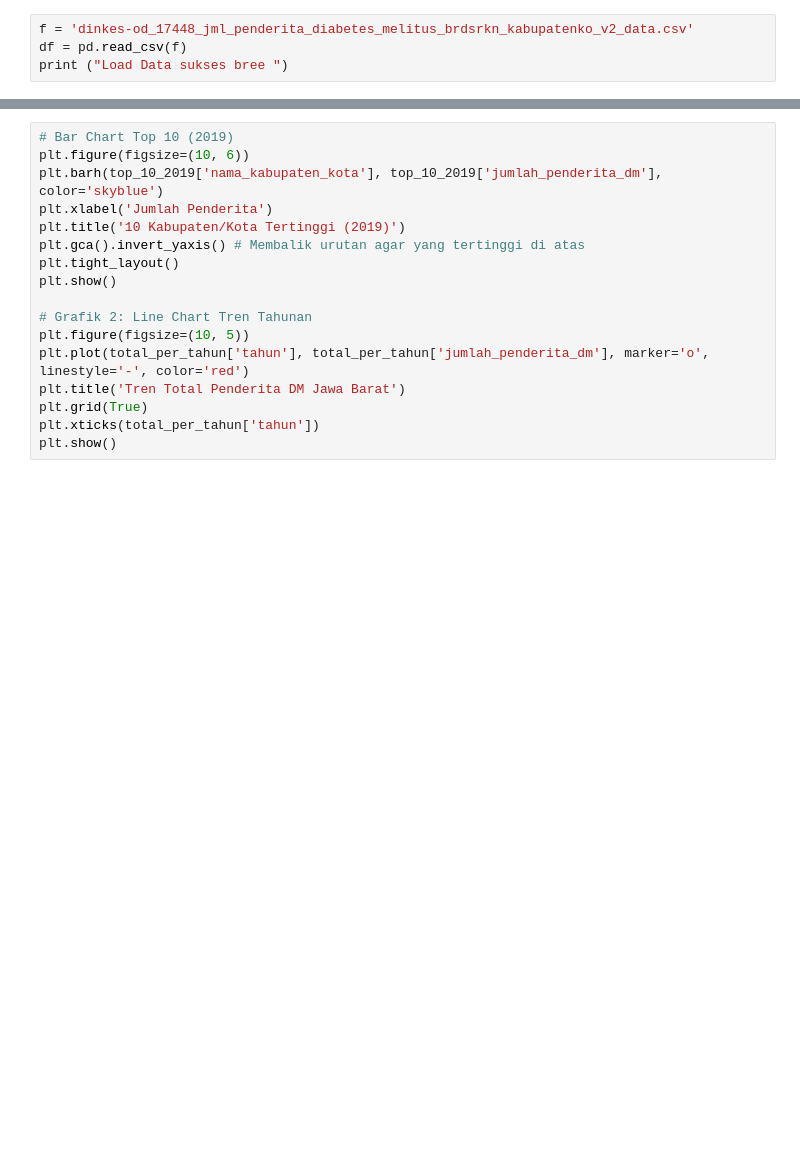
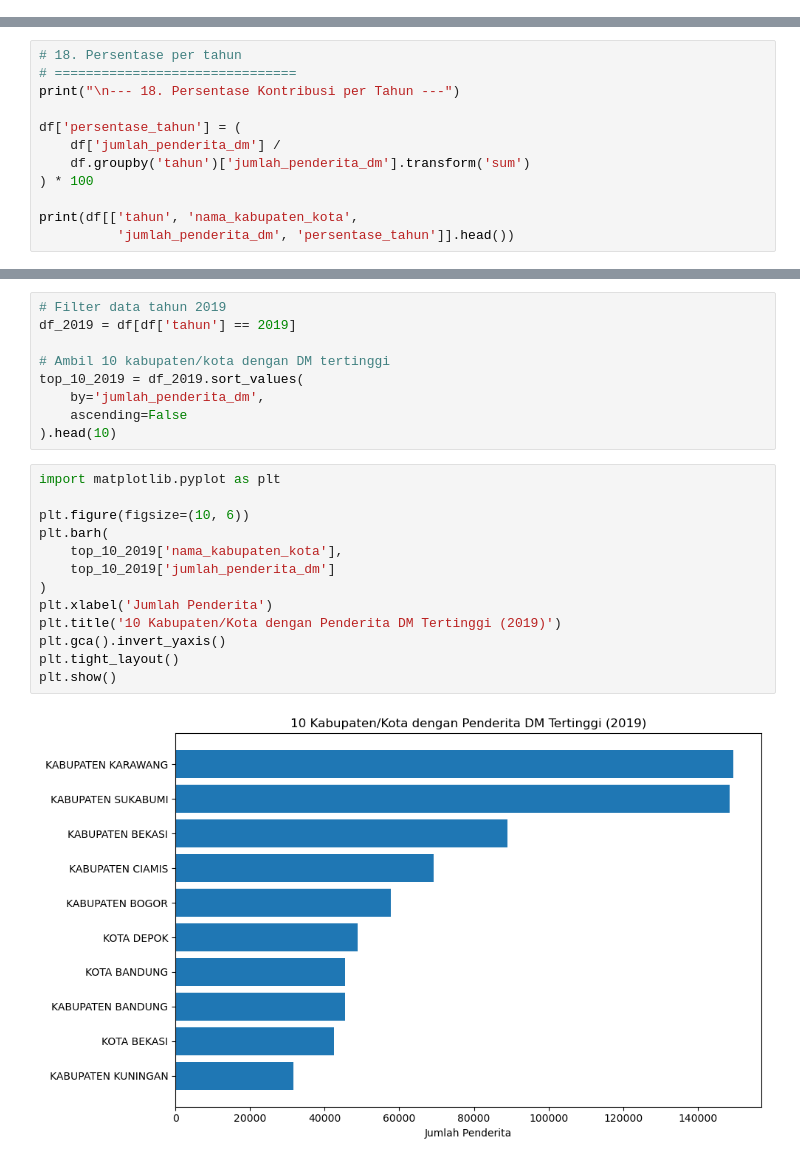
Before and after one commit to Rhyred/kelompok-IPYNB, a Jupyter notebook: kelompok.ipynb, the cells around one changed output, grey strips where cells are left out. Cells and saved outputs as stored; diff of their text form; blank space fills up the shorter version.

```diff
--- a/kelompok.ipynb
+++ b/kelompok.ipynb
@@ -7,4 +0,0 @@ library Import Done cuyy
-# %%
-f = 'dinkes-od_17448_jml_penderita_diabetes_melitus_brdsrkn_kabupatenko_v2_data.csv'
-df = pd.read_csv(f)
-print ("Load Data sukses bree ")
@@ -187,0 +1,12 @@ NameError: name 'total_tahun_series' is not defined
+# %%
+# 18. Persentase per tahun
+# ===============================
+print("\n--- 18. Persentase Kontribusi per Tahun ---")
+
+df['persentase_tahun'] = (
+    df['jumlah_penderita_dm'] /
+    df.groupby('tahun')['jumlah_penderita_dm'].transform('sum')
+) * 100
+
+print(df[['tahun', 'nama_kabupaten_kota',
+          'jumlah_penderita_dm', 'persentase_tahun']].head())
@@ -188,17 +31,24 @@ NameError: name 'total_tahun_series' is not defined
+# %%
+# Filter data tahun 2019
+df_2019 = df[df['tahun'] == 2019]
+
+# Ambil 10 kabupaten/kota dengan DM tertinggi
+top_10_2019 = df_2019.sort_values(
+    by='jumlah_penderita_dm',
+    ascending=False
+).head(10)
 # %%
-# Bar Chart Top 10 (2019)
+import matplotlib.pyplot as plt
+
 plt.figure(figsize=(10, 6))
-plt.barh(top_10_2019['nama_kabupaten_kota'], top_10_2019['jumlah_penderita_dm'], color='skyblue')
+plt.barh(
+    top_10_2019['nama_kabupaten_kota'],
+    top_10_2019['jumlah_penderita_dm']
+)
 plt.xlabel('Jumlah Penderita')
-plt.title('10 Kabupaten/Kota Tertinggi (2019)')
-plt.gca().invert_yaxis() # Membalik urutan agar yang tertinggi di atas
+plt.title('10 Kabupaten/Kota dengan Penderita DM Tertinggi (2019)')
+plt.gca().invert_yaxis()
 plt.tight_layout()
 plt.show()
-
-# Grafik 2: Line Chart Tren Tahunan
-plt.figure(figsize=(10, 5))
-plt.plot(total_per_tahun['tahun'], total_per_tahun['jumlah_penderita_dm'], marker='o', linestyle='-', color='red')
-plt.title('Tren Total Penderita DM Jawa Barat')
-plt.grid(True)
-plt.xticks(total_per_tahun['tahun'])
-plt.show()
+# %% [output]
+[figure, added]
```
Also changed, not shown: parts of 17 cells of this notebook.
